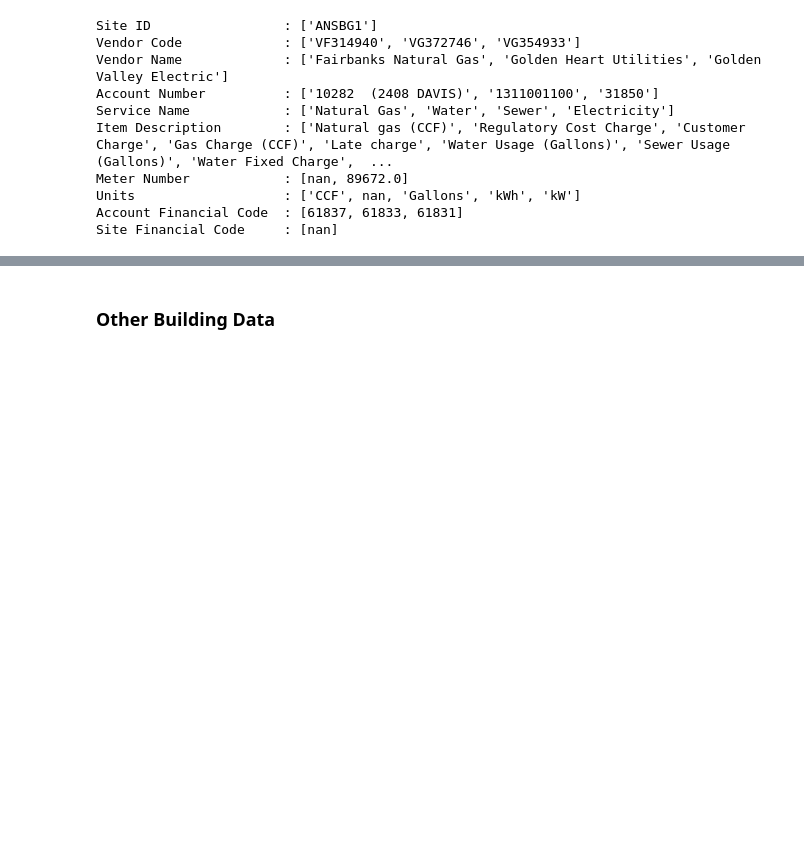
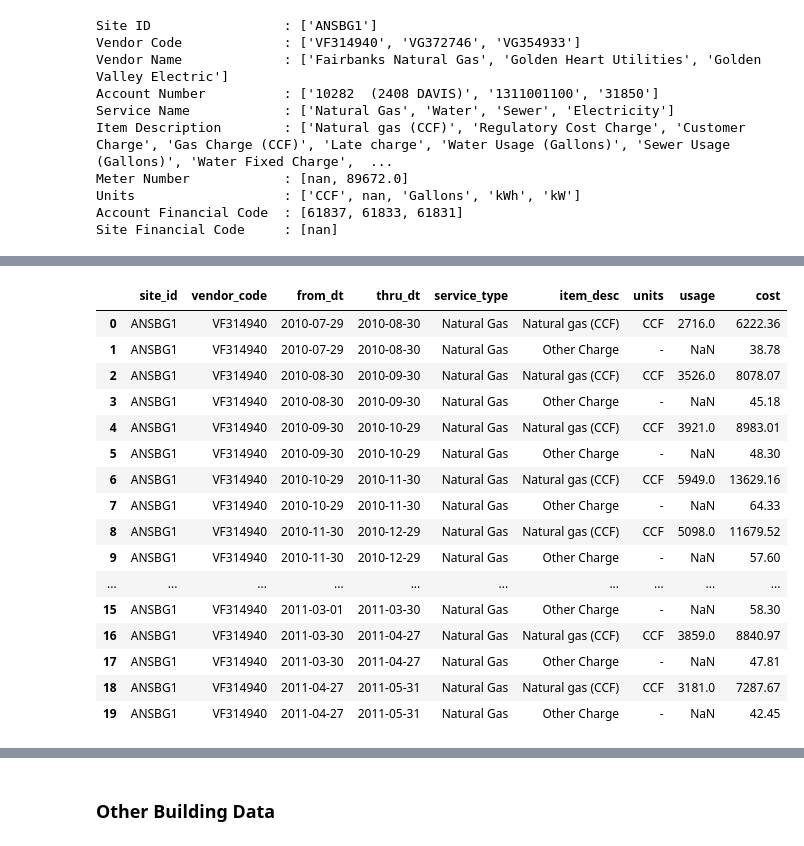
Before and after one commit to alanmitchell/fnsb-benchmark, a Jupyter notebook: preprocess_data.ipynb, the cells around one changed output, grey strips where cells are left out. Drawn from its saved outputs; the diff is of its cells as text; code cells hidden in the pictures; blank space fills up the shorter version.

Commit message:
Progress on Data Pre-Processing.

```diff
--- a/preprocess_data.ipynb
+++ b/preprocess_data.ipynb
@@ -16,0 +10,5 @@ dfu.head()
+# %%
+# Read the CSV file and convert the billing period dates into
+# real Pandas dates
+dfu = pd.read_csv('data/ExampleDataExport.csv', parse_dates=['From', 'Thru'])
+dfu.head()
@@ -30,3 +35,21 @@ Meter Number            : [nan, 89672.0]
 Units                   : ['CCF', nan, 'Gallons', 'kWh', 'kW']
 Account Financial Code  : [61837, 61833, 61831]
 Site Financial Code     : [nan]
+# %%
+# Filter down to the needed columns and rename them
+cols = [
+    ('Site ID', 'site_id'),
+    ('Vendor Code', 'vendor_code'),
+    ('From', 'from_dt'),
+    ('Thru', 'thru_dt'),
+    ('Service Name', 'service_type'),
+    ('Item Description', 'item_desc'),
+    ('Usage', 'usage'),
+    ('Cost', 'cost'),
+    ('Units', 'units'),
+]
+
+old_cols, new_cols = zip(*cols)         # unpack into old and new column names
+dfu1 = dfu[list(old_cols)]              # select just those columns from the origina dataframe
+dfu1 = dfu1.rename(columns=dict(cols))  # rename the columns
+dfu1.head()
@@ -32,0 +63,27 @@ Site Financial Code     : [nan]
+# %%
+# Now collapse all the non-usage charges into one item_desc: Other Charge
+# This cuts the processing time in half due to not having to split a whole
+# bunch of non-consumption charges.
+dfu1.loc[np.isnan(dfu1.usage), 'item_desc'] = 'Other Charge'
+dfu1.units.fillna('-', inplace=True)   # Pandas can't do a GroupBy on NaNs, so replace with something
+dfu1 = dfu1.groupby(['site_id', 'vendor_code', 'from_dt', 'thru_dt', 'service_type', 'item_desc', 'units']).sum()
+dfu1.reset_index(inplace=True)
+dfu1.head(20)
+# %% [output]
+|  | site_id | vendor_code | from_dt | thru_dt | service_type | item_desc | units | usage | cost |
+| 0 | ANSBG1 | VF314940 | 2010-07-29 | 2010-08-30 | Natural Gas | Natural gas (CCF) | CCF | 2716.0 | 6222.36 |
+| 1 | ANSBG1 | VF314940 | 2010-07-29 | 2010-08-30 | Natural Gas | Other Charge | - | NaN | 38.78 |
+| 2 | ANSBG1 | VF314940 | 2010-08-30 | 2010-09-30 | Natural Gas | Natural gas (CCF) | CCF | 3526.0 | 8078.07 |
+| 3 | ANSBG1 | VF314940 | 2010-08-30 | 2010-09-30 | Natural Gas | Other Charge | - | NaN | 45.18 |
+| 4 | ANSBG1 | VF314940 | 2010-09-30 | 2010-10-29 | Natural Gas | Natural gas (CCF) | CCF | 3921.0 | 8983.01 |
+| 5 | ANSBG1 | VF314940 | 2010-09-30 | 2010-10-29 | Natural Gas | Other Charge | - | NaN | 48.30 |
+| 6 | ANSBG1 | VF314940 | 2010-10-29 | 2010-11-30 | Natural Gas | Natural gas (CCF) | CCF | 5949.0 | 13629.16 |
+| 7 | ANSBG1 | VF314940 | 2010-10-29 | 2010-11-30 | Natural Gas | Other Charge | - | NaN | 64.33 |
+| 8 | ANSBG1 | VF314940 | 2010-11-30 | 2010-12-29 | Natural Gas | Natural gas (CCF) | CCF | 5098.0 | 11679.52 |
+| 9 | ANSBG1 | VF314940 | 2010-11-30 | 2010-12-29 | Natural Gas | Other Charge | - | NaN | 57.60 |
+| ... | ... | ... | ... | ... | ... | ... | ... | ... | ... |
+| 15 | ANSBG1 | VF314940 | 2011-03-01 | 2011-03-30 | Natural Gas | Other Charge | - | NaN | 58.30 |
+| 16 | ANSBG1 | VF314940 | 2011-03-30 | 2011-04-27 | Natural Gas | Natural gas (CCF) | CCF | 3859.0 | 8840.97 |
+| 17 | ANSBG1 | VF314940 | 2011-03-30 | 2011-04-27 | Natural Gas | Other Charge | - | NaN | 47.81 |
+| 18 | ANSBG1 | VF314940 | 2011-04-27 | 2011-05-31 | Natural Gas | Natural gas (CCF) | CCF | 3181.0 | 7287.67 |
+| 19 | ANSBG1 | VF314940 | 2011-04-27 | 2011-05-31 | Natural Gas | Other Charge | - | NaN | 42.45 |
```
Also changed, not shown: parts of 10 cells of this notebook, 1 other file.
